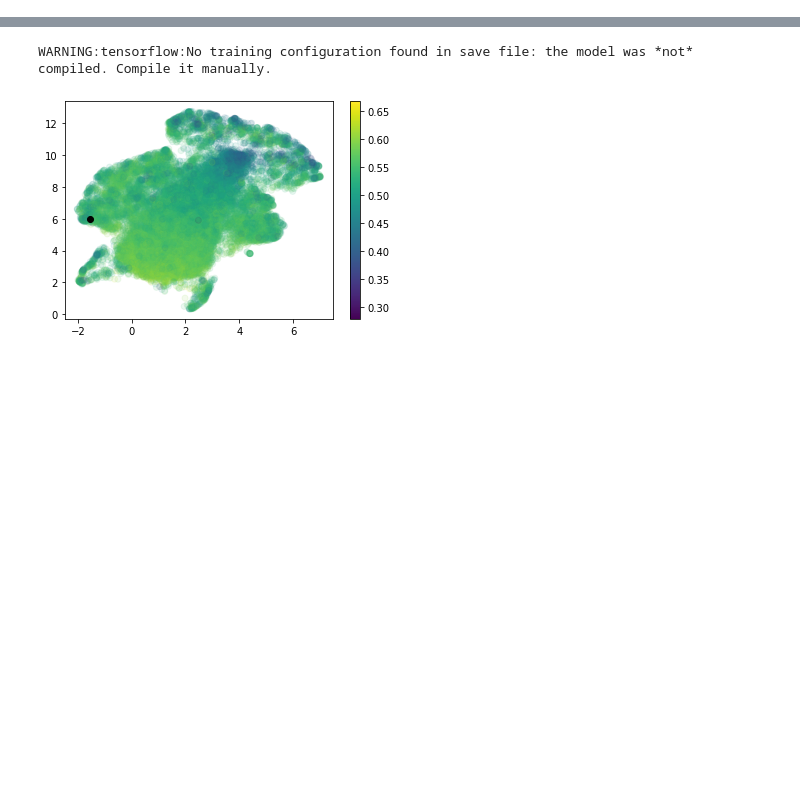
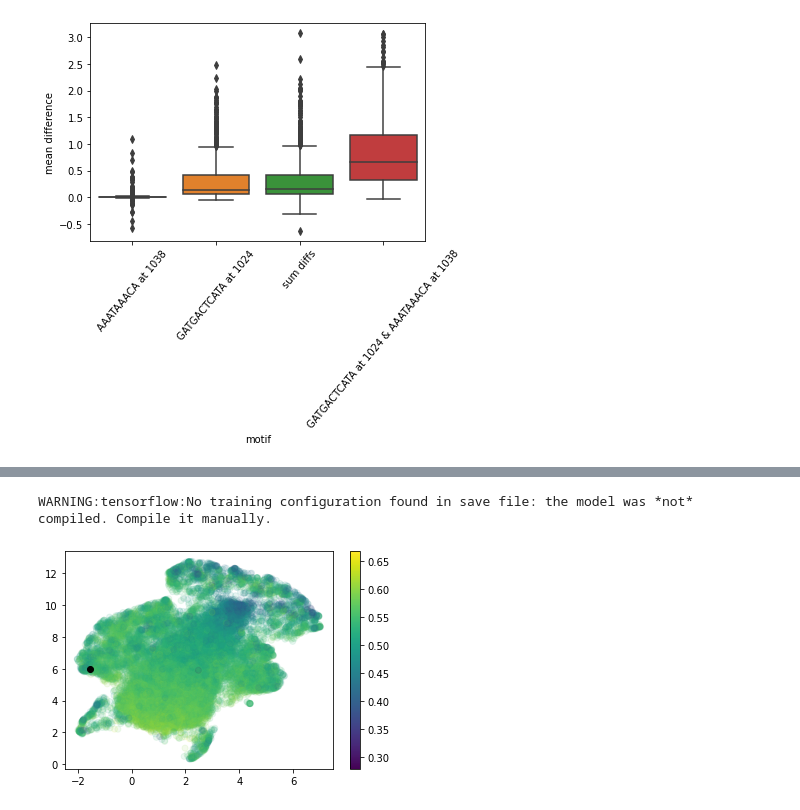
Before and after one commit to amberT15/QuantPred, a Jupyter notebook: seamonster/seamonster_GIA_experiments_add_motifs.ipynb, the cells around one changed output, grey strips where cells are left out. Drawn from its saved outputs; the diff is of its cells as text; code cells hidden in the pictures; blank space fills up the shorter version.

```diff
--- a/seamonster/seamonster_GIA_experiments_add_motifs.ipynb
+++ b/seamonster/seamonster_GIA_experiments_add_motifs.ipynb
@@ -29,0 +89,2 @@ The autoreload extension is already loaded. To reload it, use:
+# %%
+cell_line_name = 'PC-3'
@@ -29,0 +135,20 @@ The autoreload extension is already loaded. To reload it, use:
+# %%
+int_df = pd.read_csv('add_GIA_csvs/PC-3_..TGA.TCA.._and_..ATAAA../1024_best_distance_interaction.csv')
+both_label = [s for s in set(int_df['motif'].values) if '&' in s][0]
+motif1_label, motif2_label = both_label.split(' & ')
+
+sum_values = int_df[int_df['motif']==motif1_label]['mean difference'].values+int_df[int_df['motif']==motif2_label]['mean difference'].values
+df = pd.DataFrame({'mean difference':sum_values})
+df['motif']='sum diffs'
+df['cell line'] = int_df[int_df['motif']==motif1_label]['cell line']
+
+best_dist_interaction = pd.concat([int_df, df], axis=0)
+best_dist_interaction['motif'] = [b for b in best_dist_interaction['motif'].values]
+sns.boxplot(data=best_dist_interaction[best_dist_interaction['cell line']== cell_line_name],
+           x='motif', y='mean difference', order=[motif2_label,
+                                                  motif1_label,
+                                                  'sum diffs',
+                                                 both_label])
+plt.xticks(rotation=50);
+# %% [output]
+[figure, added]
```
Also changed, not shown: parts of 55 cells of this notebook, 1 other file.
